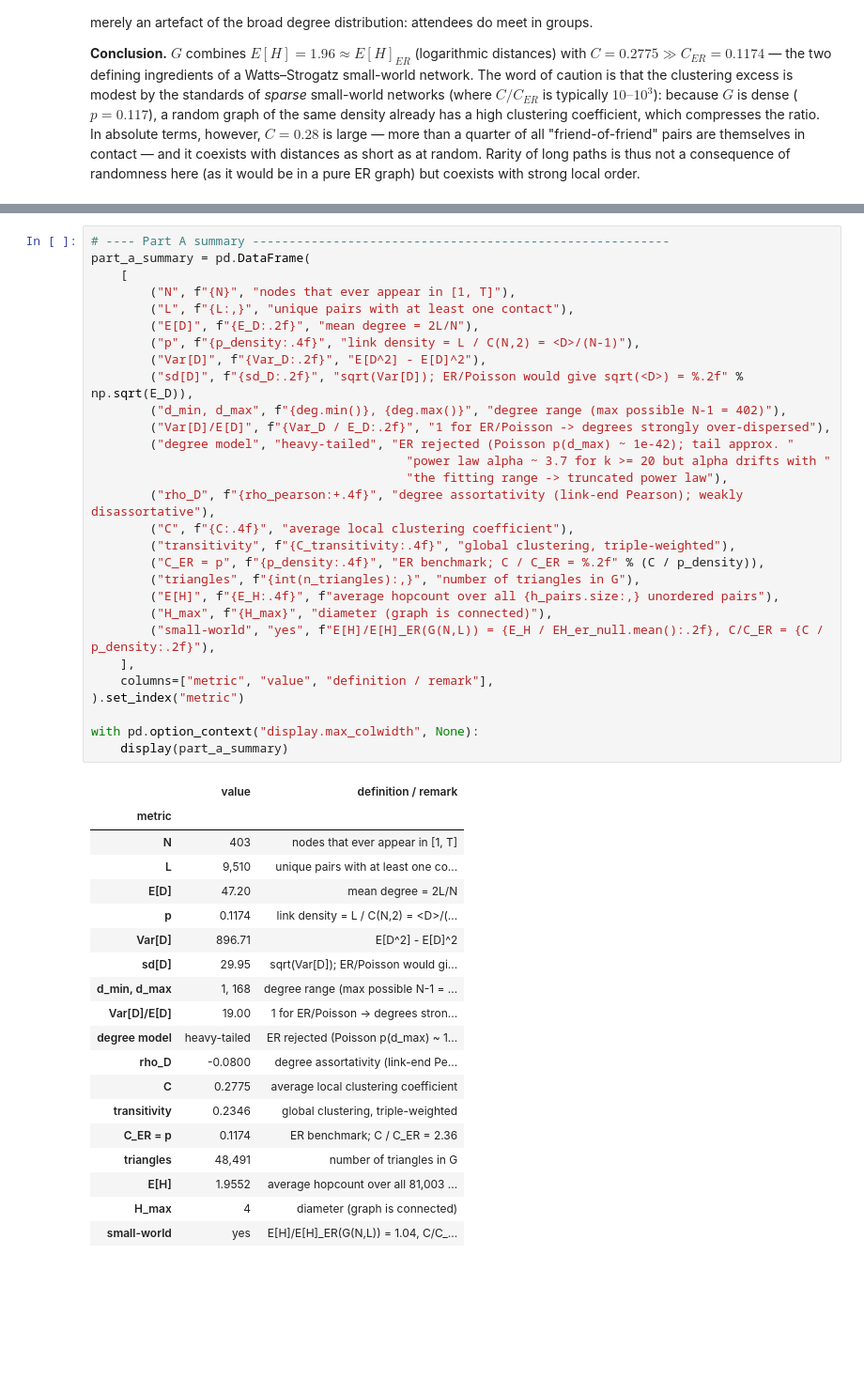
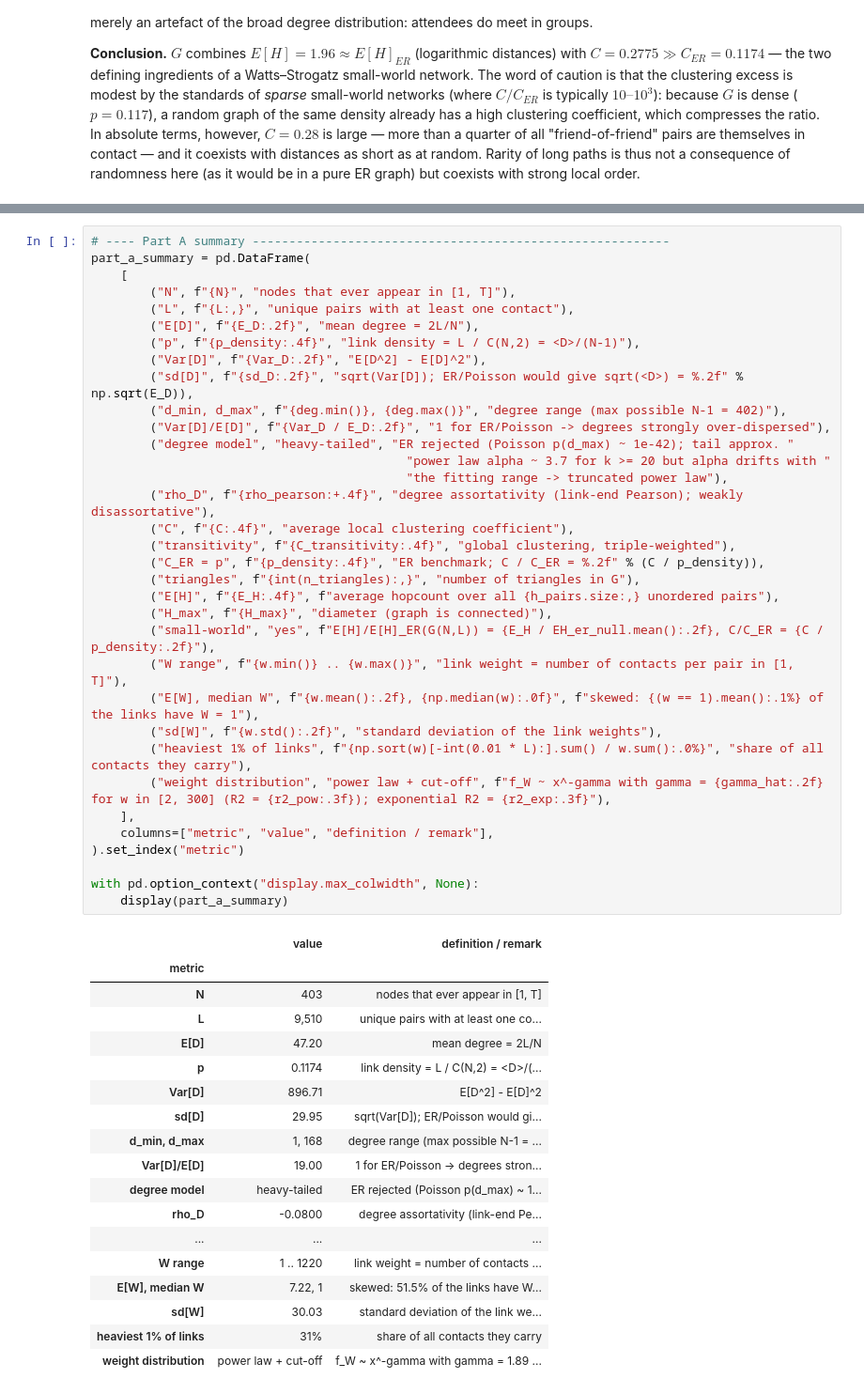
Before and after one commit to andrei00001111/ComplexAss, a Jupyter notebook: assignment.ipynb, the cells around one changed output, grey strips where cells are left out. Shown at 94% size. Saved outputs shown, nothing was run; the diff lists cells and outputs as text; blank space fills up the shorter version.

```diff
--- a/assignment.ipynb
+++ b/assignment.ipynb
@@ -723,37 +939,41 @@ part_a_summary = pd.DataFrame(
         ("degree model", "heavy-tailed", "ER rejected (Poisson p(d_max) ~ 1e-42); tail approx. "
                                            "power law alpha ~ 3.7 for k >= 20 but alpha drifts with "
                                            "the fitting range -> truncated power law"),
         ("rho_D", f"{rho_pearson:+.4f}", "degree assortativity (link-end Pearson); weakly disassortative"),
         ("C", f"{C:.4f}", "average local clustering coefficient"),
         ("transitivity", f"{C_transitivity:.4f}", "global clustering, triple-weighted"),
         ("C_ER = p", f"{p_density:.4f}", "ER benchmark; C / C_ER = %.2f" % (C / p_density)),
         ("triangles", f"{int(n_triangles):,}", "number of triangles in G"),
         ("E[H]", f"{E_H:.4f}", f"average hopcount over all {h_pairs.size:,} unordered pairs"),
         ("H_max", f"{H_max}", "diameter (graph is connected)"),
         ("small-world", "yes", f"E[H]/E[H]_ER(G(N,L)) = {E_H / EH_er_null.mean():.2f}, C/C_ER = {C / p_density:.2f}"),
+        ("W range", f"{w.min()} .. {w.max()}", "link weight = number of contacts per pair in [1, T]"),
+        ("E[W], median W", f"{w.mean():.2f}, {np.median(w):.0f}", f"skewed: {(w == 1).mean():.1%} of the links have W = 1"),
+        ("sd[W]", f"{w.std():.2f}", "standard deviation of the link weights"),
+        ("heaviest 1% of links", f"{np.sort(w)[-int(0.01 * L):].sum() / w.sum():.0%}", "share of all contacts they carry"),
+        ("weight distribution", "power law + cut-off", f"f_W ~ x^-gamma with gamma = {gamma_hat:.2f} for w in [2, 300] (R2 = {r2_pow:.3f}); exponential R2 = {r2_exp:.3f}"),
     ],
     columns=["metric", "value", "definition / remark"],
 ).set_index("metric")
 
 with pd.option_context("display.max_colwidth", None):
     display(part_a_summary)
 # %% [output]
 |  | value | definition / remark |
 | metric |  |  |
 | N | 403 | nodes that ever appear in [1, T] |
 | L | 9,510 | unique pairs with at least one co... |
 | E[D] | 47.20 | mean degree = 2L/N |
 | p | 0.1174 | link density = L / C(N,2) = <D>/(... |
 | Var[D] | 896.71 | E[D^2] - E[D]^2 |
 | sd[D] | 29.95 | sqrt(Var[D]); ER/Poisson would gi... |
 | d_min, d_max | 1, 168 | degree range (max possible N-1 = ... |
 | Var[D]/E[D] | 19.00 | 1 for ER/Poisson -> degrees stron... |
 | degree model | heavy-tailed | ER rejected (Poisson p(d_max) ~ 1... |
 | rho_D | -0.0800 | degree assortativity (link-end Pe... |
-| C | 0.2775 | average local clustering coefficient |
-| transitivity | 0.2346 | global clustering, triple-weighted |
-| C_ER = p | 0.1174 | ER benchmark; C / C_ER = 2.36 |
-| triangles | 48,491 | number of triangles in G |
-| E[H] | 1.9552 | average hopcount over all 81,003 ... |
-| H_max | 4 | diameter (graph is connected) |
-| small-world | yes | E[H]/E[H]_ER(G(N,L)) = 1.04, C/C_... |
+| ... | ... | ... |
+| W range | 1 .. 1220 | link weight = number of contacts ... |
+| E[W], median W | 7.22, 1 | skewed: 51.5% of the links have W... |
+| sd[W] | 30.03 | standard deviation of the link we... |
+| heaviest 1% of links | 31% | share of all contacts they carry |
+| weight distribution | power law + cut-off | f_W ~ x^-gamma with gamma = 1.89 ... |
```
Also changed, not shown: parts of 5 cells of this notebook.
